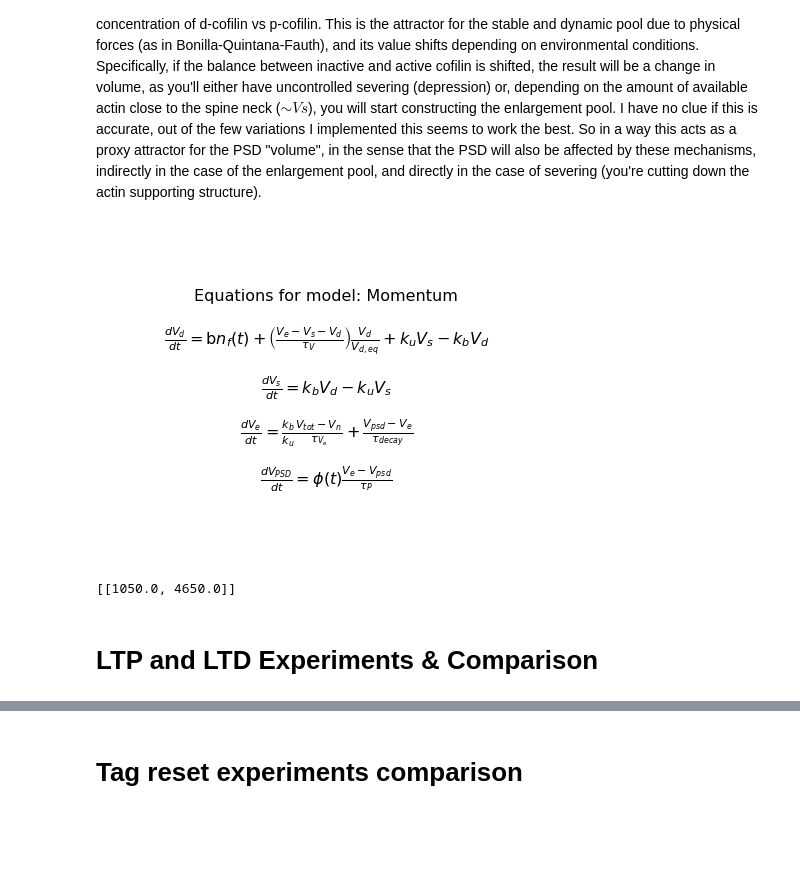
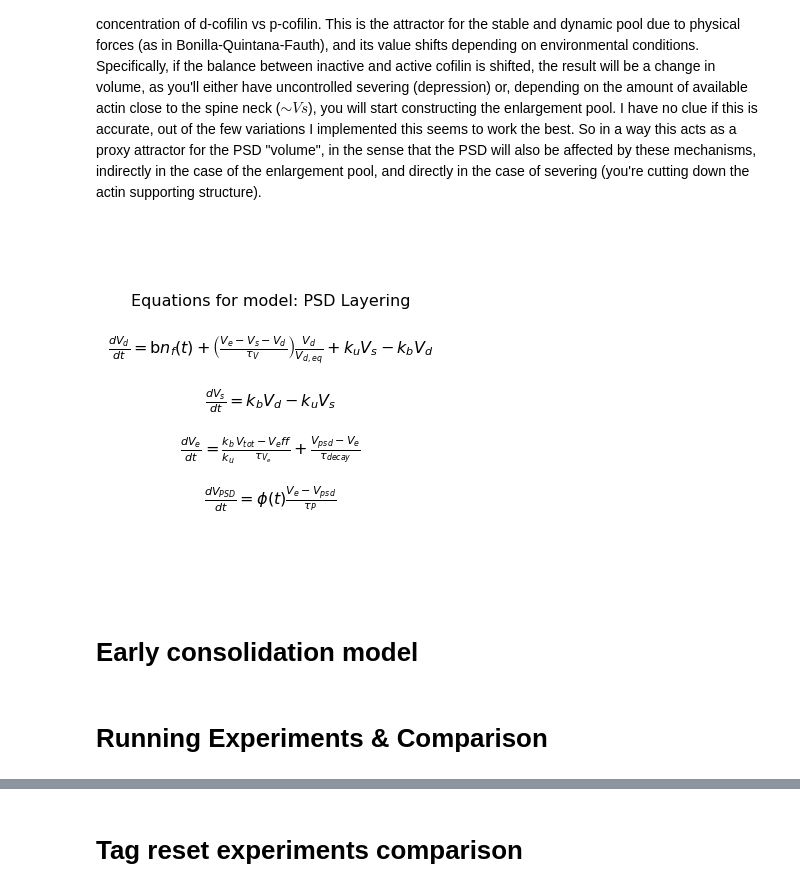
Before and after one commit to ngr-francesco/virtual_lab, a Jupyter notebook: examples/Simulation_results.ipynb, the cells around one changed output, grey strips where cells are left out. Cells and saved outputs as stored; diff of their text form; code cells hidden in the pictures; blank space fills up the shorter version.

```diff
--- a/examples/Simulation_results.ipynb
+++ b/examples/Simulation_results.ipynb
@@ -132,12 +142,16 @@ class BaseModel(Model):
 # Making the constants optimal for this model
 const_base = CONSTANTS.copy()
 const_base.update({
-    "tau_Vd" : 8000,
+    "tau_Vd" : 9000,
     # Crosslinker binding rates
     "k_u_0" : 1/2/3600, # Basal transition rates between stable and dynamic pool
     "k_b_0" : 1/2/600, # CaMKII active (unbound) for about 1 min after LTP (Lee et al 2009)
+    "nf_0" : 0.055,
+    "nf_LTP": 17.5,
     })
-base_model = BaseModel("Base", {"Vd":None,"Vs":None,"Vpsd":1,"V_n":None,"V_tot":None},const = const_base)
+base_model = BaseModel("Base", {"Vd":None,"Vs":None,"Vpsd":1,"V_eff":None,"V_tot":None},const = const_base,
+                        labels = variable_labels)
+base_model.experiments = create_experiments(base_model)
 Sim.add_model(base_model)
 # %% [output]
 Switching to model Base
@@ -157,7 +171,7 @@ class MomentumModel(BaseModel):
     def latex_equations(self):
         eq = [r'$\frac{dV_d}{dt} = \mathrm{b}n_f(t) + \left(\frac{V_{e}-V_s-V_d}{\tau_V}\right)\frac{V_d}{V_{d,eq}} + k_uV_s - k_bV_d$',
               r'$\frac{dV_s}{dt} = k_bV_d - k_uV_s$',
-              r'$\frac{dV_e}{dt} = \frac{k_b}{k_u}\frac{V_{tot}-V_n}{\tau_{V_e}} + \frac{V_{psd}- V_e}{\tau_{decay}}$',
+              r'$\frac{dV_e}{dt} = \frac{k_b}{k_u}\frac{V_{tot}-V_eff}{\tau_{V_e}} + \frac{V_{psd}- V_e}{\tau_{decay}}$',
               r'$\frac{dV_{PSD}}{dt} = \phi(t) \frac{V_e-V_{psd}}{\tau_P}$']
         return eq
 
@@ -180,67 +194,58 @@ class MomentumModel(BaseModel):
         Vd = self.variables.Vd
         Vpsd = self.variables.Vpsd
         Ve = self.variables.Ve
-        return self.nu*self.nf[t]*(Vd/self.Vd_0)**self.AFB  - (Vd+Vs-Ve)/self.tau_Vd*(Vd/self.Vd_0)  - self.k_b[t] *Vd  + self.k_u[t] *Vs
+        return self.nu*self.nf[t] - (Vd+Vs-Ve)/self.tau_Vd*(Vd/self.Vd_0)  - self.k_b[t] *Vd  + self.k_u[t] *Vs
 
     def dVe(self,t):
         V_tot = self.variables.V_tot
-        V_n = self.variables.V_n
+        V_eff = self.variables.V_eff
         Ve = self.variables.Ve
         Vd = self.variables.Vd
         Vs = self.variables.Vs
         Vpsd = self.variables.Vpsd
-        return self.k_b[t]/self.k_u[t]*(V_tot - V_n)/(self.tau_add_Ve) + (Vpsd - Ve)/(self.tau_Ve)
+        return self.k_b[t]/self.k_u[t]*(V_tot - V_eff)/(self.tau_add_Ve) + (Vpsd - Ve)/(self.tau_Ve)
 
     def dPSD(self,t):
         Vs = self.variables.Vs
         Vd = self.variables.Vd
-        V_n = self.variables.V_n
+        V_eff = self.variables.V_eff
         Ve = self.variables.Ve
         Vpsd = self.variables.Vpsd
         PSD = self.protein[t]*(Ve - Vpsd)/(self.tau_PSD_mol) # ((np.sign(Ve-Vpsd)-1)/2)*(Vpsd-Ve)/self.tau_Ve
         return PSD
 
-    def V_n_calc(self, t):
-        return super().V_n_calc(t,attractor = self.variables.Ve)
-
-# BasicExperiments.add_event("enlargement",[E_ONSET,X_ENLARGE],concurrence = "stim")
-# BasicExperiments.add_event("shrinkage",[E_ONSET,X_SHRINK],concurrence = "LFS")
+    def V_eff_calc(self, t):
+        return super().V_eff_calc(t,attractor = self.variables.Ve)
 # %%
 # Optimizing constants for this model
 const_momentum = CONSTANTS.copy()
 enlarge_dict = {# Enlargement pool
     # Crosslinker binding rates
     "k_u_0" : 1/2.5/3600, # Basal transition rates between stable and dynamic pool
     "k_b_0" : 1/2.5/600, # CaMKII active (unbound) for about 1 min after LTP (Lee et al 2009)
-    "tau_add_Ve":5400, #120
-    "tau_Ve": 3300,
+    "tau_add_Ve":5400, #5400
+    "tau_Ve": 3300, # 33000
     # Dynamic pool timescale
-    "tau_Vd": 5400}
+    "tau_Vd": 4800} # 4800
 const_momentum.update(enlarge_dict)
-mom_model = MomentumModel("Momentum",{"Vd": None, "Vs": None, "Vpsd": 1., "V_n": None,"V_tot": None,"Ve": None}, const = const_momentum)
+mom_model = MomentumModel("PSD Layering",{"Vd": None, "Vs": None, "Vpsd": 1., "V_eff": None,"V_tot": None,"Ve": None},
+                            const = const_momentum,labels = variable_labels)
+mom_model.experiments = create_experiments(mom_model)
 Sim.add_model(mom_model,switching=False)
-Sim.model_equations(["Momentum"])
+Sim.model_equations(["PSD Layering"])
 # %% [output]
-[figure, old version]
+[figure, new version]
+# %% [markdown]
+# Early consolidation model
 # %%
-early_consolidation = BaseModel("EC", {"Vd":None,"Vs":None,"Vpsd":1,"V_n":None,"V_tot":None},const = const_base)
-early_consolidation.const
+early_consolidation = BaseModel("EC", {"Vd":None,"Vs":None,"Vpsd":1,"V_eff":None,"V_tot":None},const = const_base,
+                                labels = variable_labels)
+early_consolidation.P_ONSET = 12.5 * 60
+early_consolidation.nf_0 = 0.04
+early_consolidation.nf_LTP = 15.2
+early_consolidation.tau_Vd = 8000
+early_consolidation.experiments = create_experiments(early_consolidation)
 Sim.add_model(early_consolidation,switching=False)
-# Defining a new set of experiments for this particular case
-ECExperiments = BasicExperiments.copy()
-ECMetaplasticity = MetaPlasticityExperiments.copy()
-ECTagReset = TagResetExperiments.copy()
-onset = 12.5*60 # 13 seems to be the best value with a decay of 8000 s
-for experiments in [ECExperiments,ECMetaplasticity,ECTagReset]:
-    for exp in experiments:
-        new_protein = []
-        for ton,toff in exp.protein:
-            diff = P_ONSET - onset if ton > P_ONSET-onset else 0
-            new_protein.append([ton-diff,toff-diff])
-        exp.protein = new_protein
-ECExperiments.experiments[2].protein
-# %% [output]
-[[1050.0, 4650.0]]
 # %% [markdown]
-# LTP and LTD Experiments & Comparison
+# Running Experiments & Comparison
 # %%
```
Also changed, not shown: parts of 28 cells of this notebook, 14 other files.
